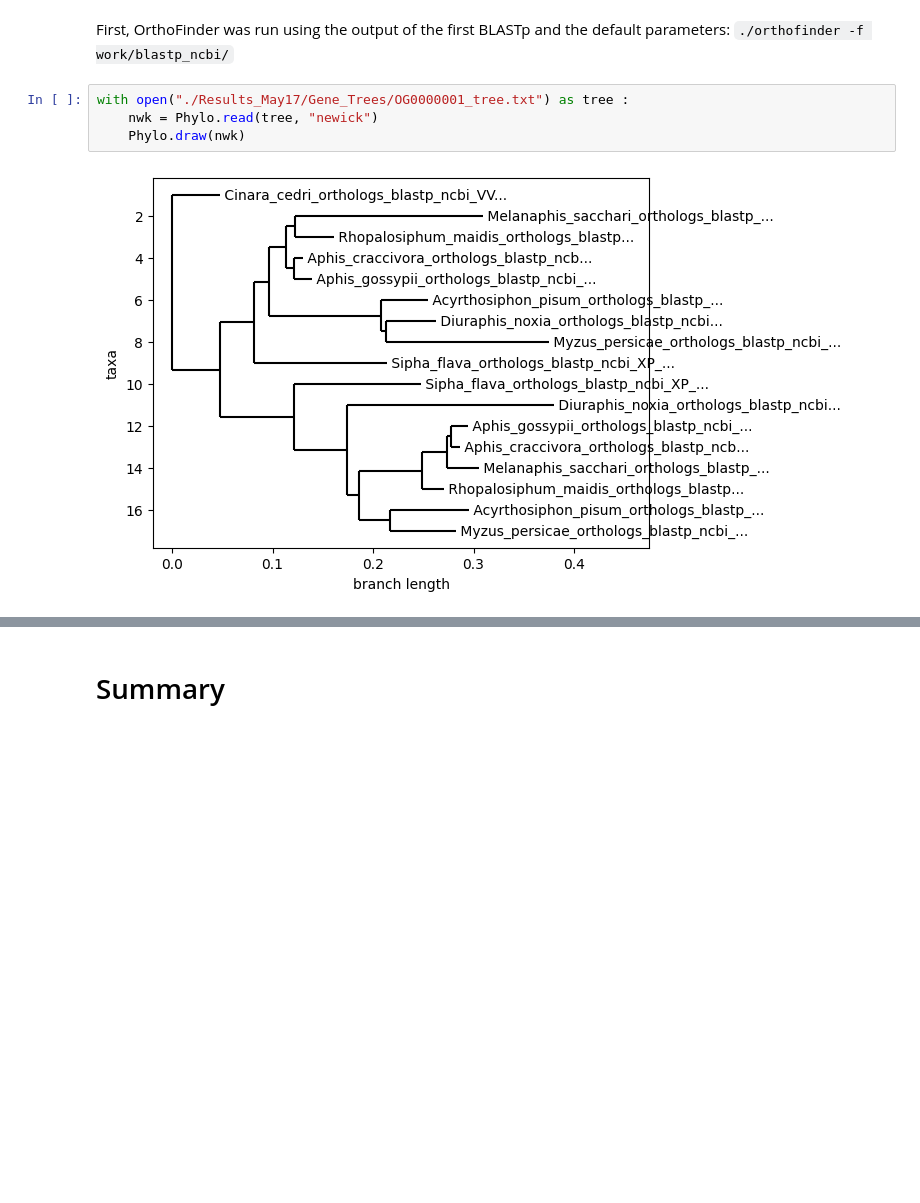
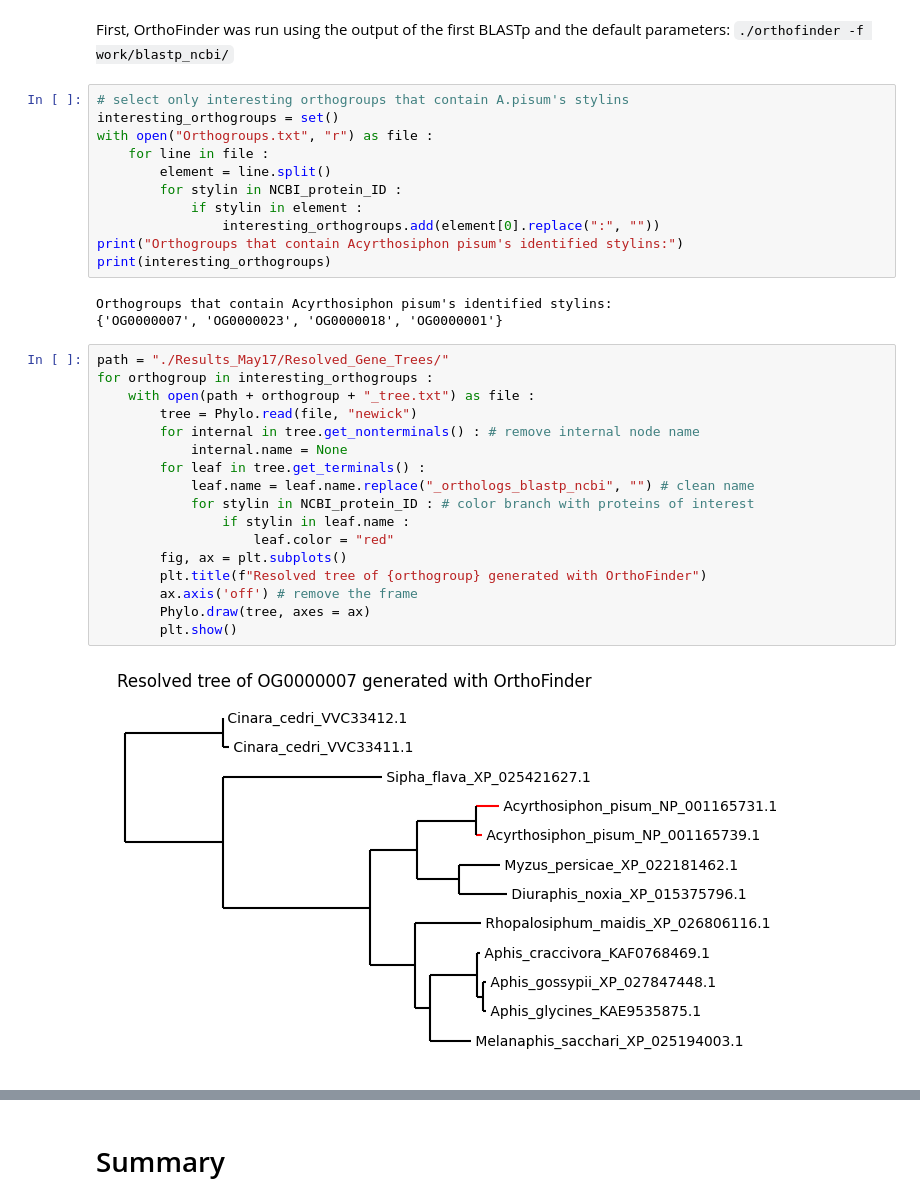
Before and after one commit to elian-stz/StylED_internship, a Jupyter notebook: xplore.ipynb, the cells around one changed output, grey strips where cells are left out. Drawn from its saved outputs; the diff is of its cells as text; blank space fills up the shorter version.

Commit message:
tree visualisation, comments

```diff
--- a/xplore.ipynb
+++ b/xplore.ipynb
@@ -406,9 +411,36 @@ from Bio import Phylo # loading the package
 ## BLASTp's results
 # %% [markdown]
 First, OrthoFinder was run using the output of the first BLASTp and the default parameters: `./orthofinder -f work/blastp_ncbi/`
-# %%
-with open("./Results_May17/Gene_Trees/OG0000001_tree.txt") as tree :
-    nwk = Phylo.read(tree, "newick")
-    Phylo.draw(nwk)
-# %% [output]
-[figure, removed]
+# %%
+# select only interesting orthogroups that contain A.pisum's stylins
+interesting_orthogroups = set()
+with open("Orthogroups.txt", "r") as file :
+    for line in file :
+        element = line.split()
+        for stylin in NCBI_protein_ID :
+            if stylin in element :
+                interesting_orthogroups.add(element[0].replace(":", ""))
+print("Orthogroups that contain Acyrthosiphon pisum's identified stylins:")
+print(interesting_orthogroups)
+# %% [output]
+Orthogroups that contain Acyrthosiphon pisum's identified stylins:
+{'OG0000007', 'OG0000023', 'OG0000018', 'OG0000001'}
+# %%
+path = "./Results_May17/Resolved_Gene_Trees/"
+for orthogroup in interesting_orthogroups :
+    with open(path + orthogroup + "_tree.txt") as file :
+        tree = Phylo.read(file, "newick")
+        for internal in tree.get_nonterminals() : # remove internal node name
+            internal.name = None
+        for leaf in tree.get_terminals() :
+            leaf.name = leaf.name.replace("_orthologs_blastp_ncbi", "") # clean name
+            for stylin in NCBI_protein_ID : # color branch with proteins of interest
+                if stylin in leaf.name :
+                    leaf.color = "red"
+        fig, ax = plt.subplots()
+        plt.title(f"Resolved tree of {orthogroup} generated with OrthoFinder")
+        ax.axis('off') # remove the frame
+        Phylo.draw(tree, axes = ax)
+        plt.show()
+# %% [output]
+[figure, added]
```
Also changed, not shown: parts of 7 cells of this notebook, 1 other file.
